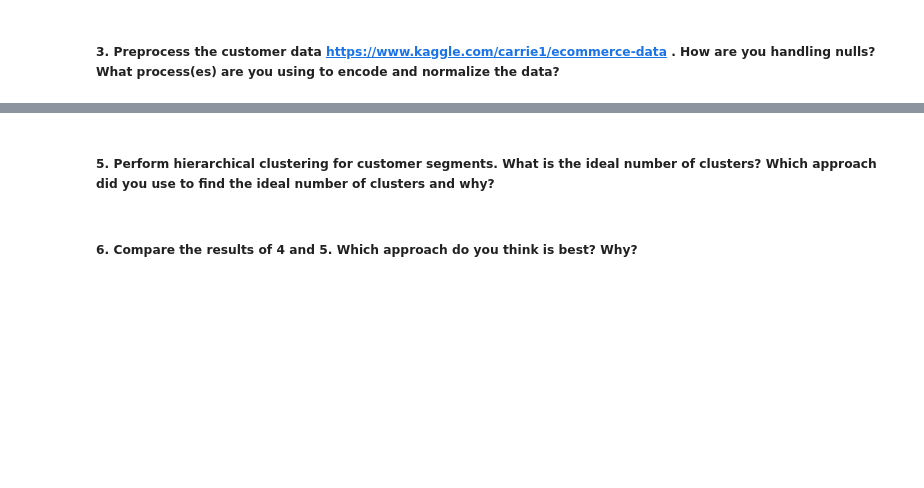
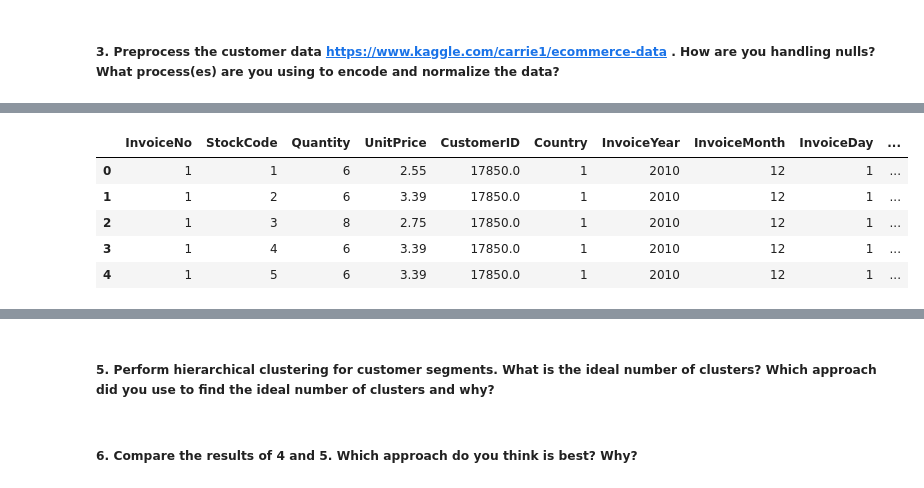
Before and after one commit to jmort16/week_19, a Jupyter notebook: wk_19_hmwk.ipynb, the cells around one changed output, grey strips where cells are left out. Cells and saved outputs as stored; diff of their text form; code cells hidden in the pictures; blank space fills up the shorter version.

```diff
--- a/wk_19_hmwk.ipynb
+++ b/wk_19_hmwk.ipynb
@@ -6,0 +113,9 @@
+# %%
+# Use pd.factorize to replace the InvoiceNo, StockCode, and Country data (which is alphanumeric) with numeric data
+
+
+dropped_df['InvoiceNo']=pd.factorize(dropped_df['InvoiceNo'])[0]+1
+dropped_df['StockCode']=pd.factorize(dropped_df['StockCode'])[0]+1
+dropped_df['Country']=pd.factorize(dropped_df['Country'])[0]+1
+
+dropped_df.head()
@@ -6,0 +129,15 @@
+# %%
+dropped_df['InvoiceYear'] = pd.to_datetime(dropped_df['InvoiceDate']).dt.year
+dropped_df['InvoiceMonth'] = pd.to_datetime(dropped_df['InvoiceDate']).dt.month
+dropped_df['InvoiceDay'] = pd.to_datetime(dropped_df['InvoiceDate']).dt.day
+dropped_df['InvoiceHour'] = pd.to_datetime(dropped_df['InvoiceDate']).dt.hour
+dropped_df['InvoiceMinute'] = pd.to_datetime(dropped_df['InvoiceDate']).dt.minute
+dropped_df = dropped_df.drop(['InvoiceDate'], axis = 1)
+dropped_df.head()
+# %% [output]
+|  | InvoiceNo | StockCode | Quantity | UnitPrice | CustomerID | Country | InvoiceYear | InvoiceMonth | InvoiceDay | ... |
+| 0 | 1 | 1 | 6 | 2.55 | 17850.0 | 1 | 2010 | 12 | 1 | ... |
+| 1 | 1 | 2 | 6 | 3.39 | 17850.0 | 1 | 2010 | 12 | 1 | ... |
+| 2 | 1 | 3 | 8 | 2.75 | 17850.0 | 1 | 2010 | 12 | 1 | ... |
+| 3 | 1 | 4 | 6 | 3.39 | 17850.0 | 1 | 2010 | 12 | 1 | ... |
+| 4 | 1 | 5 | 6 | 3.39 | 17850.0 | 1 | 2010 | 12 | 1 | ... |
```
Also changed, not shown: parts of 23 cells of this notebook, 3 other files.
